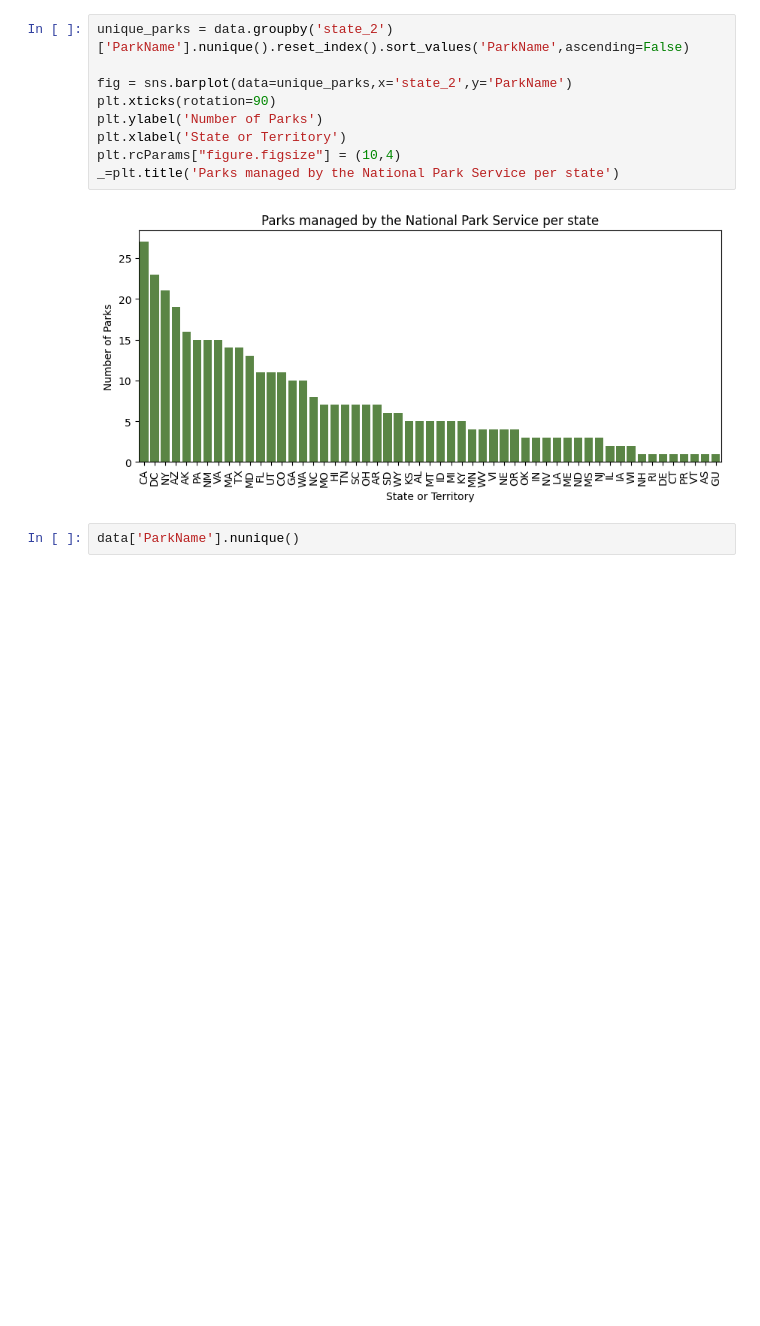
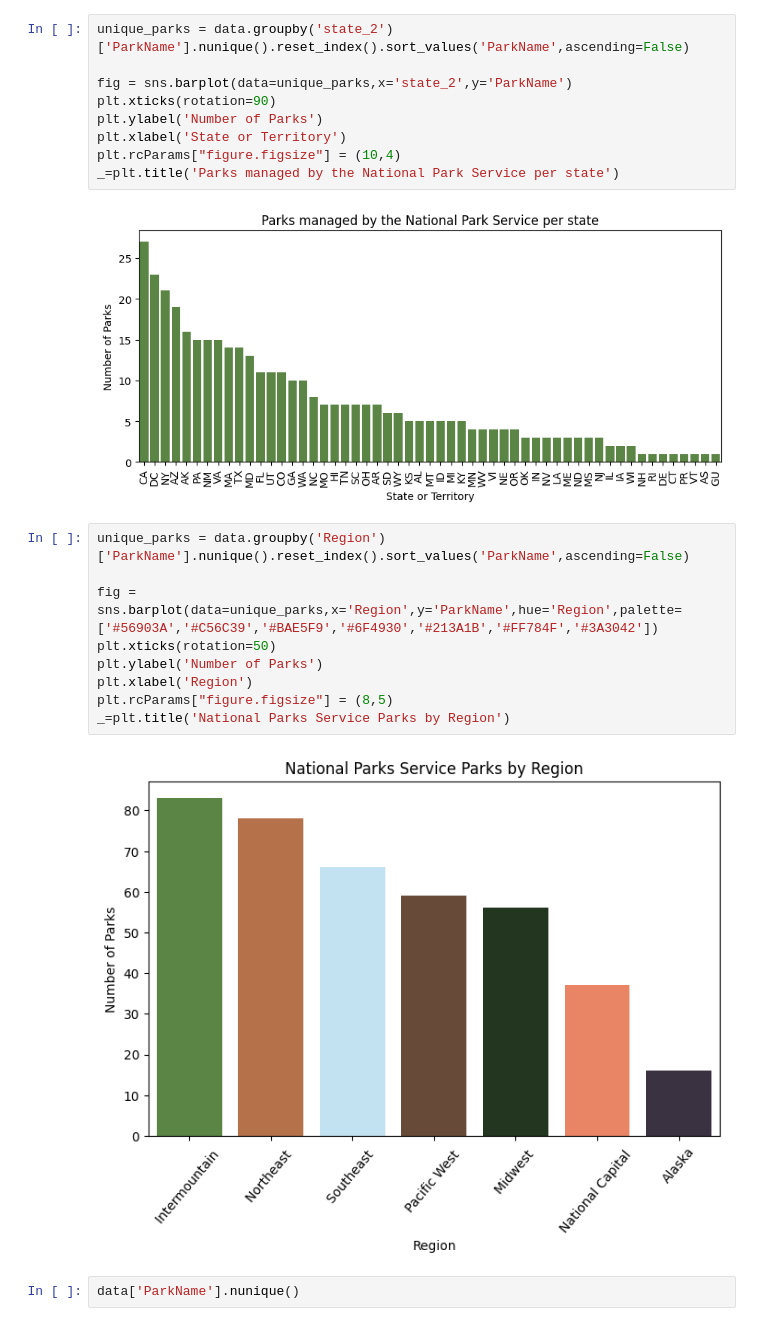
Before and after one commit to scmcqueen/NationalParksDataMining, a Jupyter notebook: data_exploration.ipynb, the cells around one changed output. Saved outputs shown, nothing was run; the diff lists cells and outputs as text; blank space fills up the shorter version.

Commit message:
add another chart to data exploration

```diff
--- a/data_exploration.ipynb
+++ b/data_exploration.ipynb
@@ -123,6 +126,17 @@ plt.rcParams["figure.figsize"] = (10,4)
 _=plt.title('Parks managed by the National Park Service per state')
 # %% [output]
 [figure]
+# %%
+unique_parks = data.groupby('Region')['ParkName'].nunique().reset_index().sort_values('ParkName',ascending=False)
+
+fig = sns.barplot(data=unique_parks,x='Region',y='ParkName',hue='Region',palette=['#56903A','#C56C39','#BAE5F9','#6F4930','#213A1B','#FF784F','#3A3042'])
+plt.xticks(rotation=50)
+plt.ylabel('Number of Parks')
+plt.xlabel('Region')
+plt.rcParams["figure.figsize"] = (8,5)
+_=plt.title('National Parks Service Parks by Region')
+# %% [output]
+[figure, added]
 # %%
 data['ParkName'].nunique()
 # %% [output]
```
Also changed, not shown: parts of 2 cells of this notebook.
